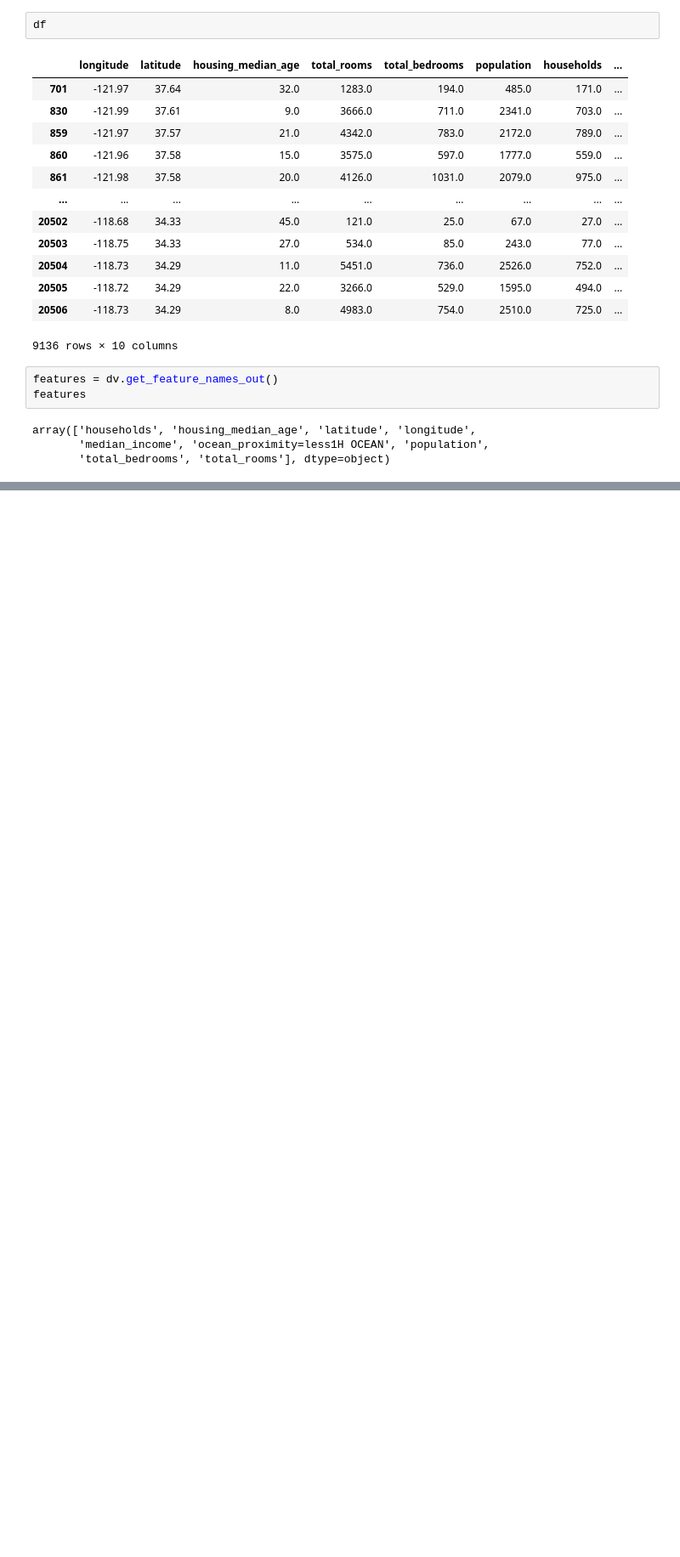
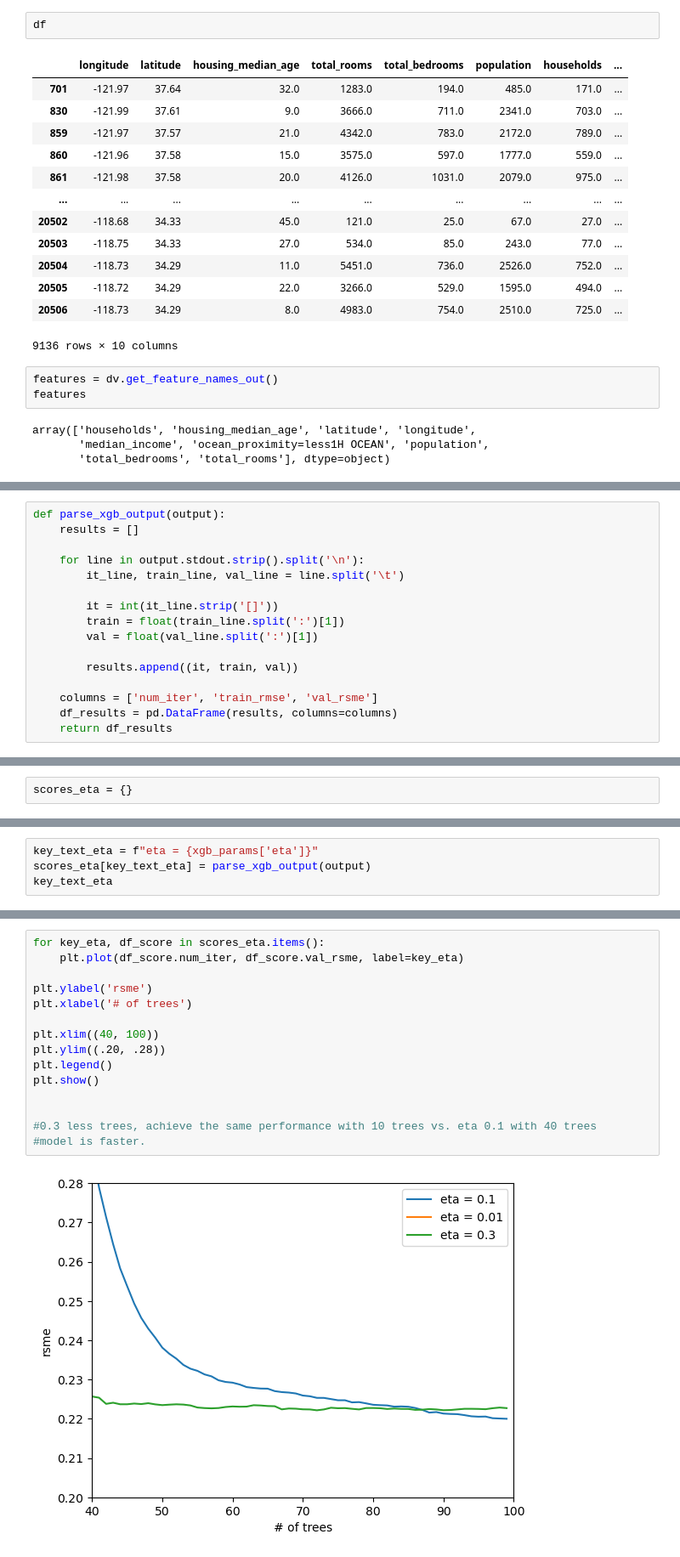
Before and after one commit to harg74/ML_ZoomCamp_2022, a Jupyter notebook: 6-Decision_Trees_and_Ensemble_Learning/6.12-Homework.ipynb, the cells around one changed output, grey strips where cells are left out. Shown at 85% size. Cells and saved outputs as stored; diff of their text form; blank space fills up the shorter version.

```diff
--- a/6-Decision_Trees_and_Ensemble_Learning/6.12-Homework.ipynb
+++ b/6-Decision_Trees_and_Ensemble_Learning/6.12-Homework.ipynb
@@ -342,0 +338,16 @@ dval = xgb.DMatrix(X_val, label=y_val)
+# %%
+def parse_xgb_output(output):
+    results = []
+
+    for line in output.stdout.strip().split('\n'):
+        it_line, train_line, val_line = line.split('\t')
+
+        it = int(it_line.strip('[]'))
+        train = float(train_line.split(':')[1])
+        val = float(val_line.split(':')[1])
+
+        results.append((it, train, val))
+
+    columns = ['num_iter', 'train_rmse', 'val_rsme']
+    df_results = pd.DataFrame(results, columns=columns)
+    return df_results
@@ -342,0 +356,2 @@ dval = xgb.DMatrix(X_val, label=y_val)
+# %%
+scores_eta = {}
@@ -342,0 +375,4 @@ dval = xgb.DMatrix(X_val, label=y_val)
+# %%
+key_text_eta = f"eta = {xgb_params['eta']}"
+scores_eta[key_text_eta] = parse_xgb_output(output)
+key_text_eta
@@ -342,0 +385,17 @@ dval = xgb.DMatrix(X_val, label=y_val)
+# %%
+for key_eta, df_score in scores_eta.items():
+    plt.plot(df_score.num_iter, df_score.val_rsme, label=key_eta)
+
+plt.ylabel('rsme')
+plt.xlabel('# of trees')
+
+plt.xlim((40, 100))
+plt.ylim((.20, .28))
+plt.legend()
+plt.show()
+
+
+#0.3 less trees, achieve the same performance with 10 trees vs. eta 0.1 with 40 trees
+#model is faster.
+# %% [output]
+[figure, added]
```
Also changed, not shown: parts of 7 cells of this notebook.
